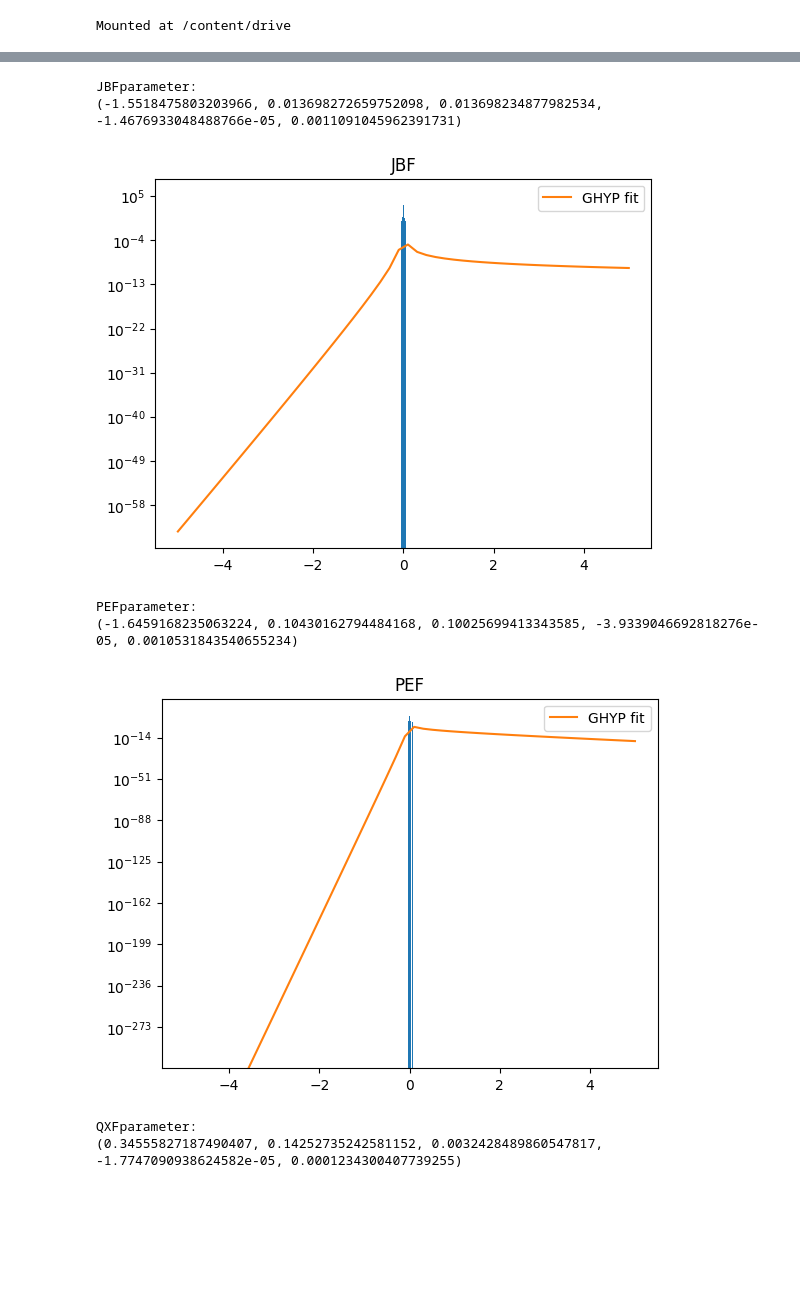
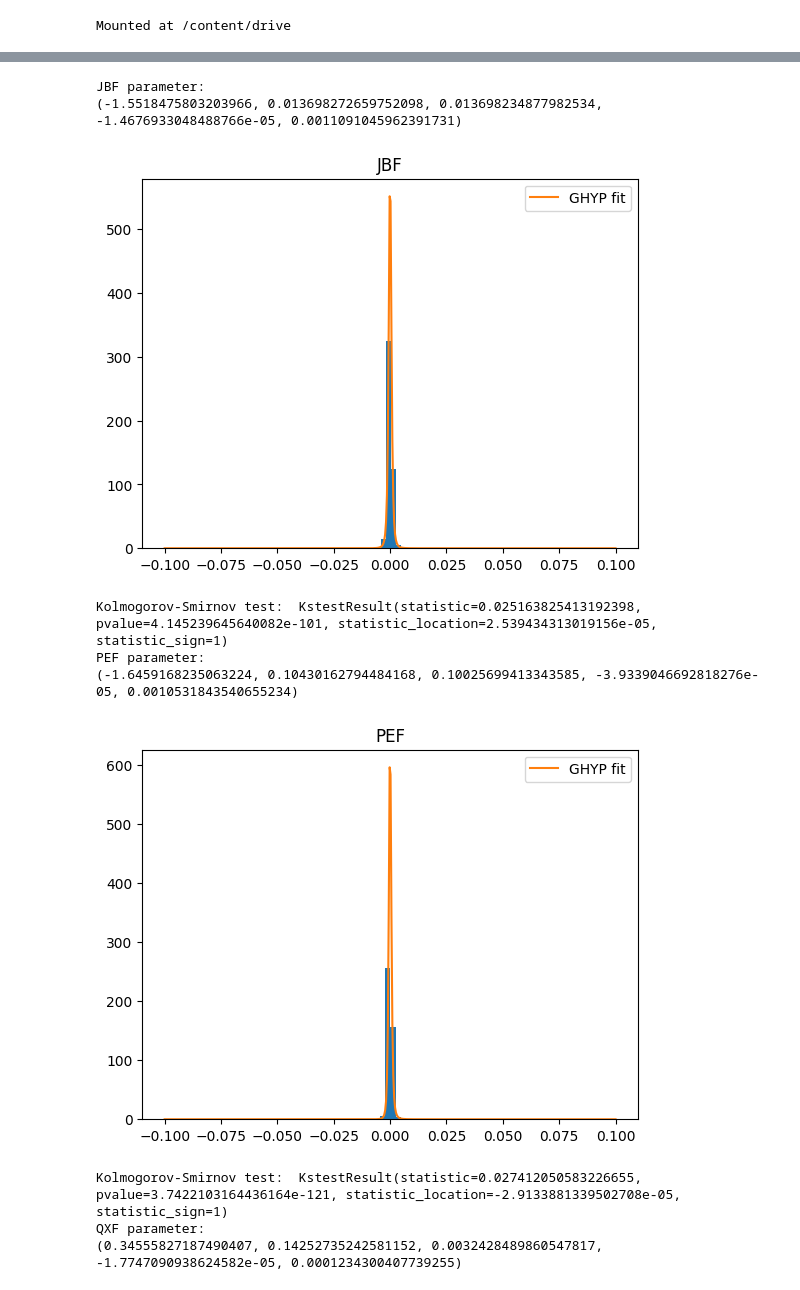
Before and after one commit to Jeremygaop/research-on-pair-trading, a Jupyter notebook: Mean reverting and ghyp test.ipynb, the cells around one changed output, grey strips where cells are left out. Cells and saved outputs as stored; diff of their text form; code cells hidden in the pictures; blank space fills up the shorter version.

```diff
--- a/Mean reverting and ghyp test.ipynb
+++ b/Mean reverting and ghyp test.ipynb
@@ -60,27 +60,29 @@ HCF is mean reverting.
 # %%
 warnings.filterwarnings('ignore')
 for file in spreadFiles:
   series = pd.read_csv(spreadPath + '/' + file, header=0, index_col=0)
   name = file.split('_')[0]
   model = AutoReg(series, lags=1).fit()
   resi = model.resid
   # Fit the data to a GHYP distribution
   fit = genhyperbolic.fit(resi)
-  print(name + 'parameter: ')
+  print(name + ' parameter: ')
   print(fit)
-  x = np.linspace(-5, 5, 50)
-  plt.hist(resi, bins=50)
-  plt.yscale('log')
+  x = np.linspace(-0.1, 0.1, 500)
+  plt.hist(resi, bins=50, density = True)
   plt.plot(x, genhyperbolic.pdf(x, *fit), label='GHYP fit')
   plt.legend()
   plt.title(name)
   plt.show()
+  print("Kolmogorov-Smirnov test: ",kstest(resi, 'genhyperbolic', args=fit))
 # %% [output]
-JBFparameter:
+JBF parameter:
 (-1.5518475803203966, 0.013698272659752098, 0.013698234877982534, -1.4676933048488766e-05, 0.0011091045962391731)
-[figure, old version]
+[figure, new version]
-PEFparameter:
+Kolmogorov-Smirnov test:  KstestResult(statistic=0.025163825413192398, pvalue=4.145239645640082e-101, statistic_location=2.539434313019156e-05, statistic_sign=1)
+PEF parameter:
 (-1.6459168235063224, 0.10430162794484168, 0.10025699413343585, -3.9339046692818276e-05, 0.0010531843540655234)
-[figure, old version]
+[figure, new version]
-QXFparameter:
+Kolmogorov-Smirnov test:  KstestResult(statistic=0.027412050583226655, pvalue=3.7422103164436164e-121, statistic_location=-2.9133881339502708e-05, statistic_sign=1)
+QXF parameter:
 (0.34555827187490407, 0.14252735242581152, 0.0032428489860547817, -1.7747090938624582e-05, 0.0001234300407739255)
```
Also changed, not shown: parts of 4 cells of this notebook.
